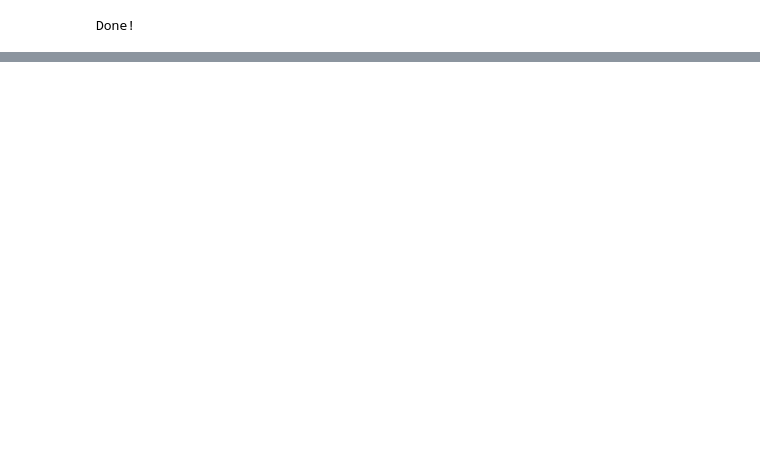
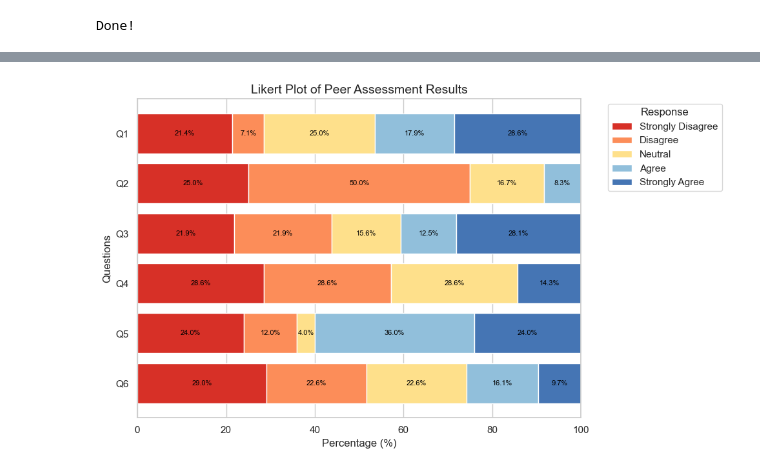
Before and after one commit to BarGinger/ExplainableAI-Project2, a Jupyter notebook: Part2/nl_generation.ipynb, the cells around one changed output, grey strips where cells are left out. Saved outputs shown, nothing was run; the diff lists cells and outputs as text; code cells hidden in the pictures; blank space fills up the shorter version.

Commit message:
final update - add plots for peer reviews results

```diff
--- a/Part2/nl_generation.ipynb
+++ b/Part2/nl_generation.ipynb
@@ -280,0 +341,55 @@ Done!
+# %%
+import pandas as pd
+import numpy as np
+import matplotlib.pyplot as plt
+
+# Mock data: Replace this with your real data later
+np.random.seed(42)  # For reproducibility
+data = pd.DataFrame({
+    "Question": [f"Q{i+1}" for i in range(6)],
+    "Strongly Disagree": np.random.randint(0, 10, 6),
+    "Disagree": np.random.randint(0, 10, 6),
+    "Neutral": np.random.randint(0, 10, 6),
+    "Agree": np.random.randint(0, 10, 6),
+    "Strongly Agree": np.random.randint(0, 10, 6),
+})
+
+# Normalize the data to percentages
+data_normalized = data.set_index("Question")
+data_normalized = data_normalized.div(data_normalized.sum(axis=1), axis=0) * 100
+
+# Sort questions in descending order
+data_normalized = data_normalized.sort_index(ascending=False)
+
+# Create a diverging stacked bar chart
+categories = ["Strongly Disagree", "Disagree", "Neutral", "Agree", "Strongly Agree"]
+colors = ["#d73027", "#fc8d59", "#fee08b", "#91bfdb", "#4575b4"]
+
+fig, ax = plt.subplots(figsize=(10, 6))
+
+# Plot each category
+left = np.zeros(len(data_normalized))
+for category, color in zip(categories, colors):
+    bars = ax.barh(data_normalized.index, data_normalized[category], left=left, color=color, label=category)
+
+    # Add labels to each bar segment
+    for bar in bars:
+        width = bar.get_width()
+        if width > 2:  # Only add labels if the segment is wide enough
+            ax.text(bar.get_x() + width / 2, bar.get_y() + bar.get_height() / 2,
+                    f"{width:.1f}%", ha="center", va="center", fontsize=8, color="black")
+
+    left += data_normalized[category]
+
+# Add labels, title, and legend
+ax.set_title("Likert Plot of Peer Assessment Results", fontsize=14)
+ax.set_xlabel("Percentage (%)", fontsize=12)
+ax.set_ylabel("Questions", fontsize=12)
+ax.legend(title="Response", bbox_to_anchor=(1.05, 1), loc="upper left")
+
+# Adjust layout and save the plot
+plt.tight_layout()
+plt.savefig("likert_plot_with_labels_descending.png", dpi=300)  # Save as high-resolution image
+plt.show()
+# %% [output]
+[figure, added]
```
Also changed, not shown: parts of 4 cells of this notebook, 27 other files.
